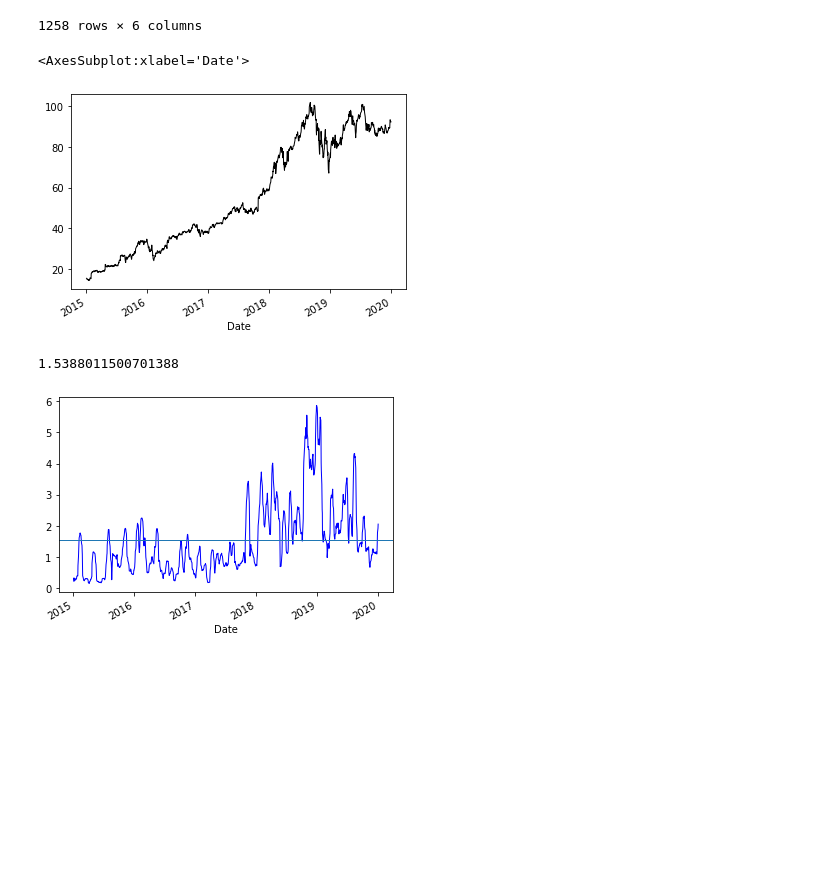
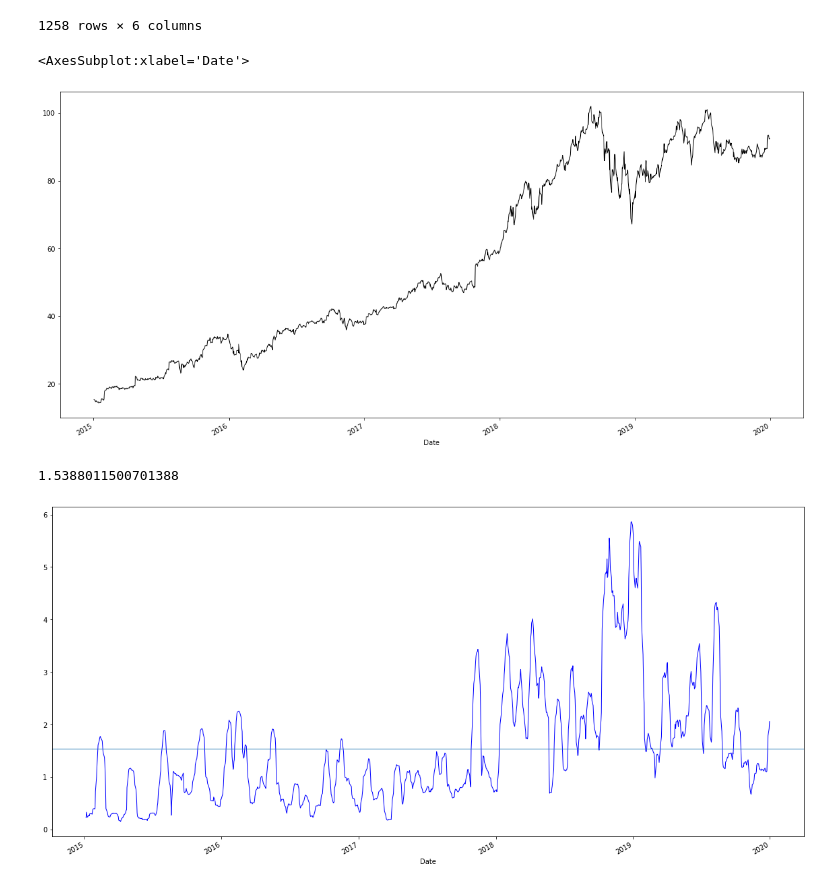
Before and after one commit to Kexin996/portfolio, a Jupyter notebook: risk_management/risk_dynamically_adjusted.ipynb, the cells around one changed output. Cells and saved outputs as stored; diff of their text form; code cells hidden in the pictures; blank space fills up the shorter version.

```diff
--- a/risk_management/risk_dynamically_adjusted.ipynb
+++ b/risk_management/risk_dynamically_adjusted.ipynb
@@ -38,10 +38,11 @@ data_amzn
 1258 rows × 6 columns
 # %%
 # before the preparation, we just observe the dataset first
+plt.rcParams["figure.figsize"] = (20,10) # we set up the runtime configuration parameters
 data_amzn['Close'].plot(color = 'k',lw = 1)
 # %% [output]
 <AxesSubplot:xlabel='Date'>
-[figure, old version]
+[figure, new version]
 # %%
 # then we check the total standard deviation
 data_amzn['Close'].rolling(window = 20, min_periods = 1).std().plot(color = 'b',lw = 1)
@@ -53,7 +54,7 @@ total_mean
 # 1.54 will be the standard we use to assess the volatility
 # %% [output]
 1.5388011500701388
-[figure, old version]
+[figure, new version]
 # %%
 # this time, we need to define low / high risks limits, and the increments
 min_num_shares = 1 # the minimum share we allow for a trade, e.g. for a bad month
```
Also changed, not shown: parts of 9 cells of this notebook.
